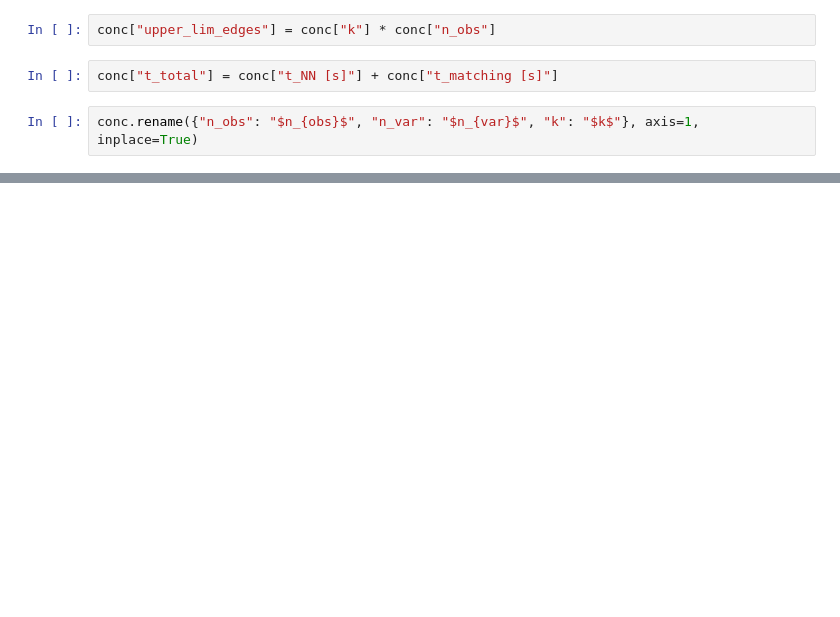
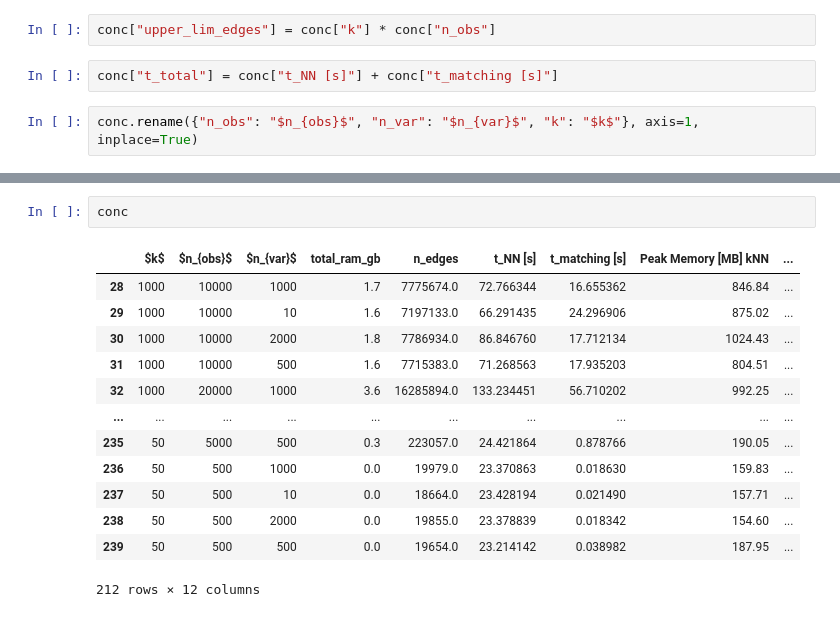
Before and after one commit to bionetslab/scXMatch_paper, a Jupyter notebook: notebooks/fig2.ipynb, the cells around one changed output, grey strips where cells are left out. Saved outputs shown, nothing was run; the diff lists cells and outputs as text; blank space fills up the shorter version.

```diff
--- a/notebooks/fig2.ipynb
+++ b/notebooks/fig2.ipynb
@@ -156,0 +119,16 @@ plt.savefig("../plots/supplementary/supp_runtime_memory.pdf", bbox_inches="tight
+# %%
+conc
+# %% [output]
+|  | $k$ | $n_{obs}$ | $n_{var}$ | total_ram_gb | n_edges | t_NN [s] | t_matching [s] | Peak Memory [MB] kNN | ... |
+| 28 | 1000 | 10000 | 1000 | 1.7 | 7775674.0 | 72.766344 | 16.655362 | 846.84 | ... |
+| 29 | 1000 | 10000 | 10 | 1.6 | 7197133.0 | 66.291435 | 24.296906 | 875.02 | ... |
+| 30 | 1000 | 10000 | 2000 | 1.8 | 7786934.0 | 86.846760 | 17.712134 | 1024.43 | ... |
+| 31 | 1000 | 10000 | 500 | 1.6 | 7715383.0 | 71.268563 | 17.935203 | 804.51 | ... |
+| 32 | 1000 | 20000 | 1000 | 3.6 | 16285894.0 | 133.234451 | 56.710202 | 992.25 | ... |
+| ... | ... | ... | ... | ... | ... | ... | ... | ... | ... |
+| 235 | 50 | 5000 | 500 | 0.3 | 223057.0 | 24.421864 | 0.878766 | 190.05 | ... |
+| 236 | 50 | 500 | 1000 | 0.0 | 19979.0 | 23.370863 | 0.018630 | 159.83 | ... |
+| 237 | 50 | 500 | 10 | 0.0 | 18664.0 | 23.428194 | 0.021490 | 157.71 | ... |
+| 238 | 50 | 500 | 2000 | 0.0 | 19855.0 | 23.378839 | 0.018342 | 154.60 | ... |
+| 239 | 50 | 500 | 500 | 0.0 | 19654.0 | 23.214142 | 0.038982 | 187.95 | ... |
+212 rows × 12 columns
```
Also changed, not shown: parts of 7 cells of this notebook, 3 other files.
